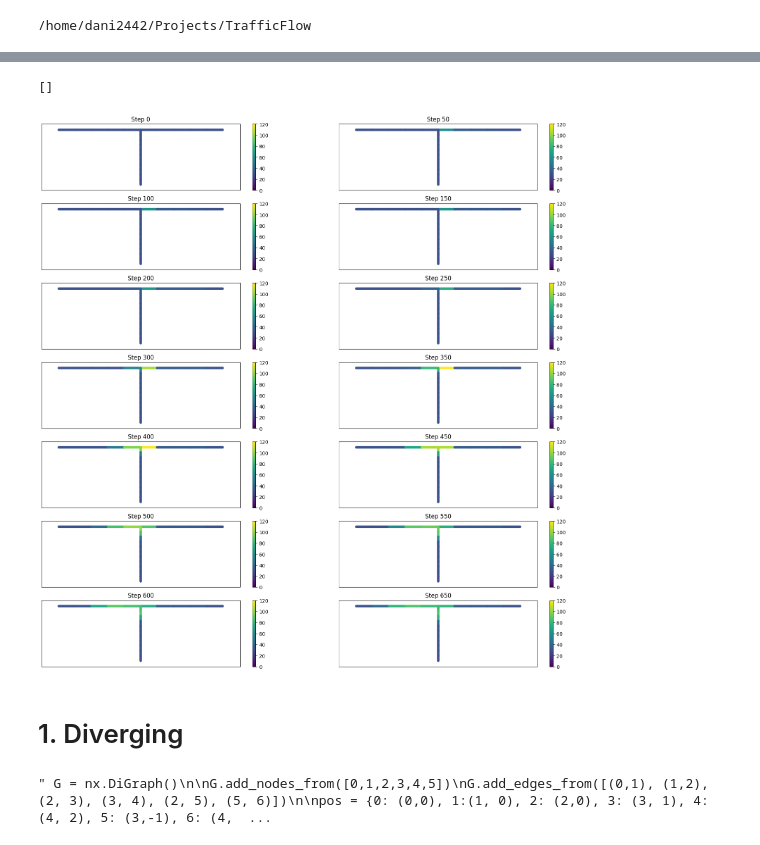
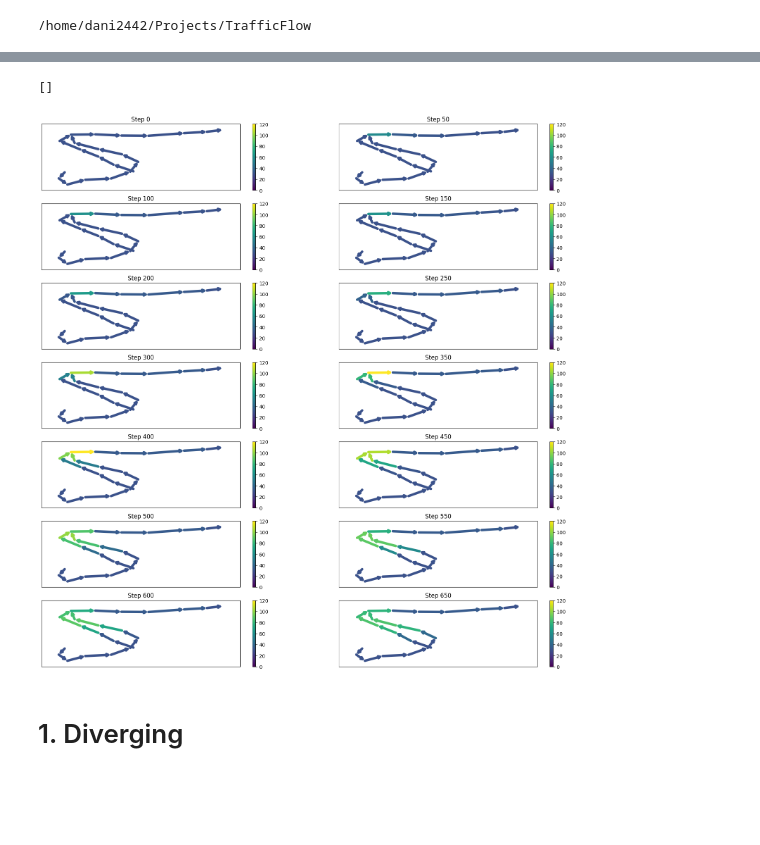
Before and after one commit to dani2442/TrafficFlow, a Jupyter notebook: notebooks/FVM_general_v2.ipynb, the cells around one changed output, grey strips where cells are left out. Cells and saved outputs as stored; diff of their text form; code cells hidden in the pictures; blank space fills up the shorter version.

```diff
--- a/notebooks/FVM_general_v2.ipynb
+++ b/notebooks/FVM_general_v2.ipynb
@@ -57,6 +73,3 @@ def plot_graph(rho, A, I, ax, title=''):
     nx.draw_networkx_edges(G, pos, node_size=0, arrowstyle='->', width=5, edge_color=weights, edge_cmap=cmap, ax=ax, edge_vmin = 0, edge_vmax=120)
     sm = plt.cm.ScalarMappable(cmap=cmap, norm=norm)
     plt.colorbar(sm, ax=ax)
-# %%
-rho, A, I = generate_continuous()
-rho.shape
@@ -72,34 +76,3 @@ plt.plot()
-# %%
-rho, A, I = generate_continuous()
-n = A.shape[0]
-flux = jnp.where(jnp.isclose(I, 0), 0, I*Q_e(rho/I))
-f_0 = jnp.sum(flux, axis=0)
-f_1 = jnp.sum(flux, axis=1)
-mask = jnp.logical_not(jnp.isclose(jnp.outer(jnp.sum(A, axis=0), jnp.sum(A, axis=1))*A,0))
-u = jnp.outer(f_0, jnp.ones(n))*mask
-w = jnp.outer(jnp.ones(n), f_1)*mask
-v = flux*mask
-
-rho_0 = jnp.sum(rho, axis=0)
-rho_1 = jnp.sum(rho, axis=1)
-u_local = jnp.outer(rho_0, jnp.ones(n))
-w_local = jnp.outer(jnp.ones(n), rho_1)
-v_local = rho
-
-d_inv = jnp.pow(jnp.sum(A, axis=1), -1)
-D_inv = jnp.diag(jnp.where(jnp.isinf(d_inv), 0, d_inv))
-u = jnp.dot(D_inv, u)
-u_local = jnp.dot(D_inv, u_local)
-
-mi1 = jnp.minimum(u, v)
-ma1 = jnp.maximum(u, v)
-Q_up = jnp.where(u_local<=v_local, mi1, ma1)
-
-mi2 = jnp.minimum(v, w)
-ma2 = jnp.maximum(v, w)
-Q_down = jnp.where(v_local<=w_local, mi2, ma2)
-
-rho = rho - dt/dx*(Q_down - Q_up)
 # %%
 @jax.jit
 def CTM_step(rho, A, I, verbose=False):
@@ -194,31 +143,19 @@ nx.draw(G, pos=nx.spring_layout(G), with_labels=True)
 # %%
-G = init_converge(G)
+rho, A, I = generate_converge()
 G_checkpoints = []
 
-for t_i in range(N_t):
-    G = CTM_step(G)
+for t_i in range(N_t+1):
+    rho = CTM_step(rho, A, I)
     if t_i%50 == 0:
-        G_checkpoints += [G.copy()]
+        G_checkpoints += [rho.copy()]
 # %%
 f, axs = plt.subplots(7, 2, figsize=(20,20))
 for i, ax in enumerate(axs.reshape(-1)):
-    plot_graph(G_checkpoints[i], pos=pos, ax=ax, title=f'Step {i*50}')
-
+    plot_graph(G_checkpoints[i], A, I, ax=ax, title=f'Step {i*50}')
 plt.plot()
 # %% [output]
 []
-[figure, old version]
+[figure, new version]
 # %% [markdown]
 # 1. Diverging
-# %%
-""" G = nx.DiGraph()
-
-G.add_nodes_from([0,1,2,3,4,5])
-G.add_edges_from([(0,1), (1,2), (2, 3), (3, 4), (2, 5), (5, 6)])
-
-pos = {0: (0,0), 1:(1, 0), 2: (2,0), 3: (3, 1), 4: (4, 2), 5: (3,-1), 6: (4, -2)}
-
-nx.draw(G, pos, with_labels=True, font_weight='bold') """
-# %% [output]
-" G = nx.DiGraph()\n\nG.add_nodes_from([0,1,2,3,4,5])\nG.add_edges_from([(0,1), (1,2), (2, 3), (3, 4), (2, 5), (5, 6)])\n\npos = {0: (0,0), 1:(1, 0), 2: (2,0), 3: (3, 1), 4: (4, 2), 5: (3,-1), 6: (4,  ...
 # %%
```
Also changed, not shown: parts of 13 cells of this notebook.
